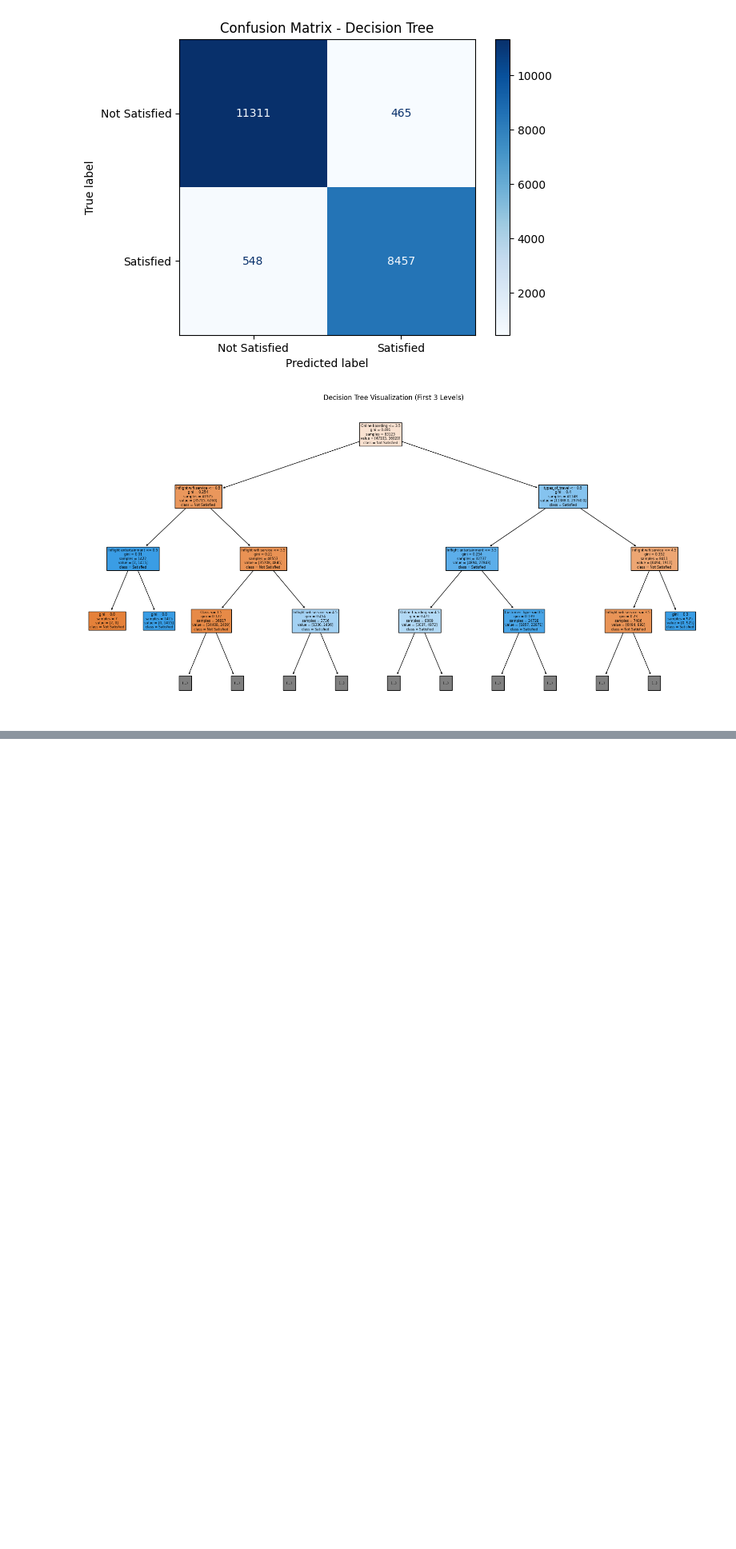
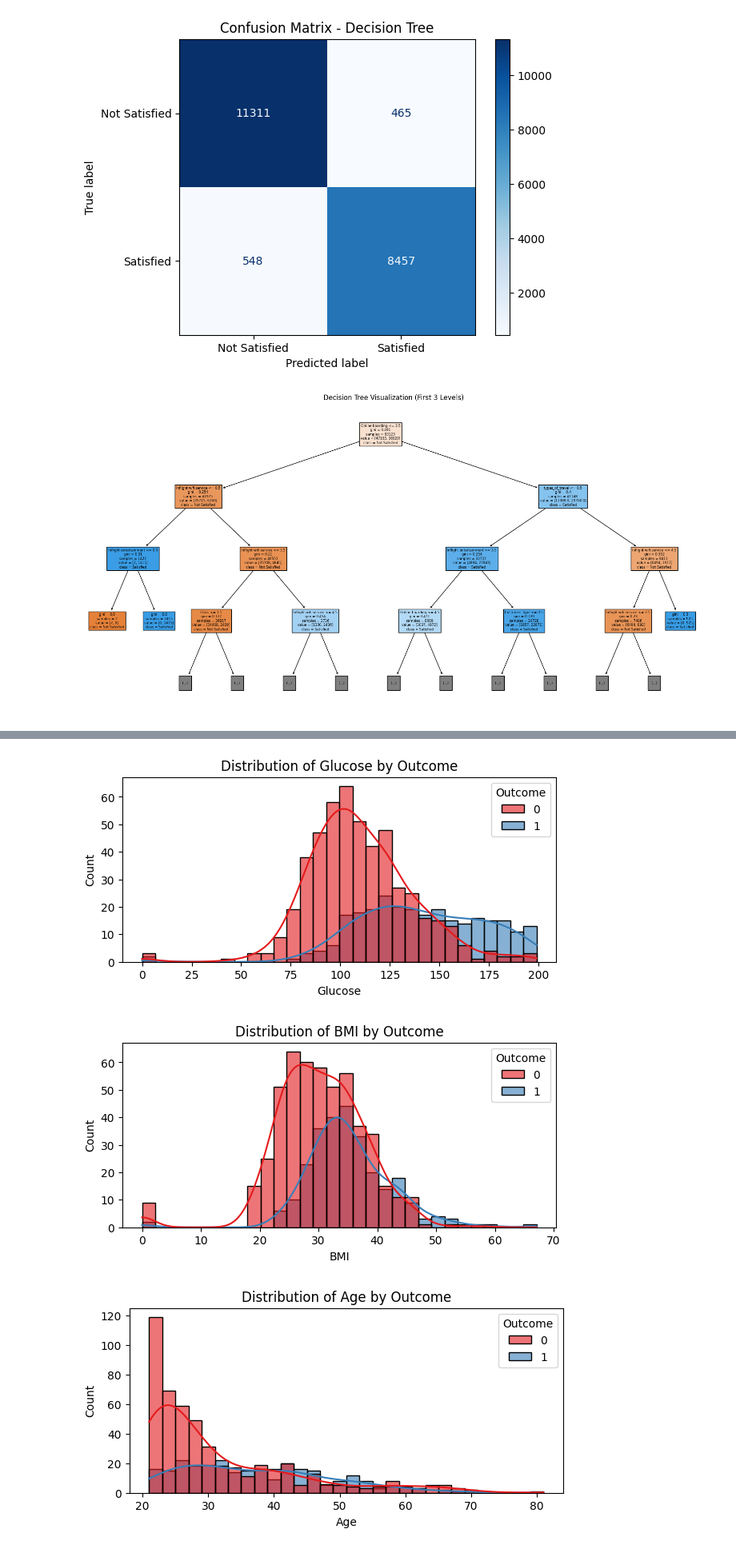
Before and after one commit to anggarisaputra23/assignmentop, a Jupyter notebook: AI_intro_task3.ipynb, the cells around one changed output, grey strips where cells are left out. Shown at 80% size. Cells and saved outputs as stored; diff of their text form; code cells hidden in the pictures; blank space fills up the shorter version.

```diff
--- a/AI_intro_task3.ipynb
+++ b/AI_intro_task3.ipynb
@@ -326,0 +452,12 @@ plt.show()
+# %%
+# Plot distributions of main features by class
+main_features = ['Glucose', 'BMI', 'Age', 'BloodPressure']
+for col in main_features:
+    plt.figure(figsize=(7,3))
+    sns.histplot(data=health_df, x=col, hue='Outcome', bins=30, kde=True, palette='Set1', alpha=0.6)
+    plt.title(f'Distribution of {col} by Outcome')
+    plt.show()
+# %% [output]
+[figure, added]
+[figure, added]
+[figure, added]
```
Also changed, not shown: parts of 43 cells of this notebook.
